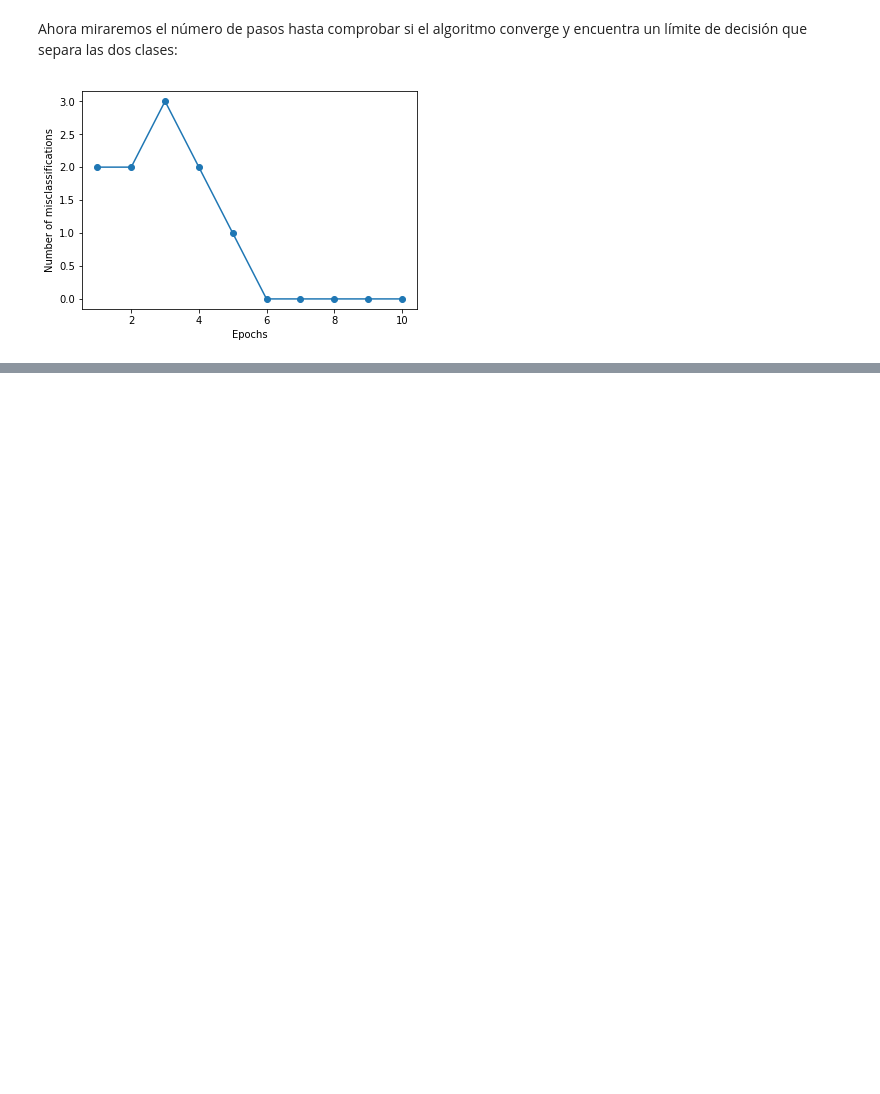
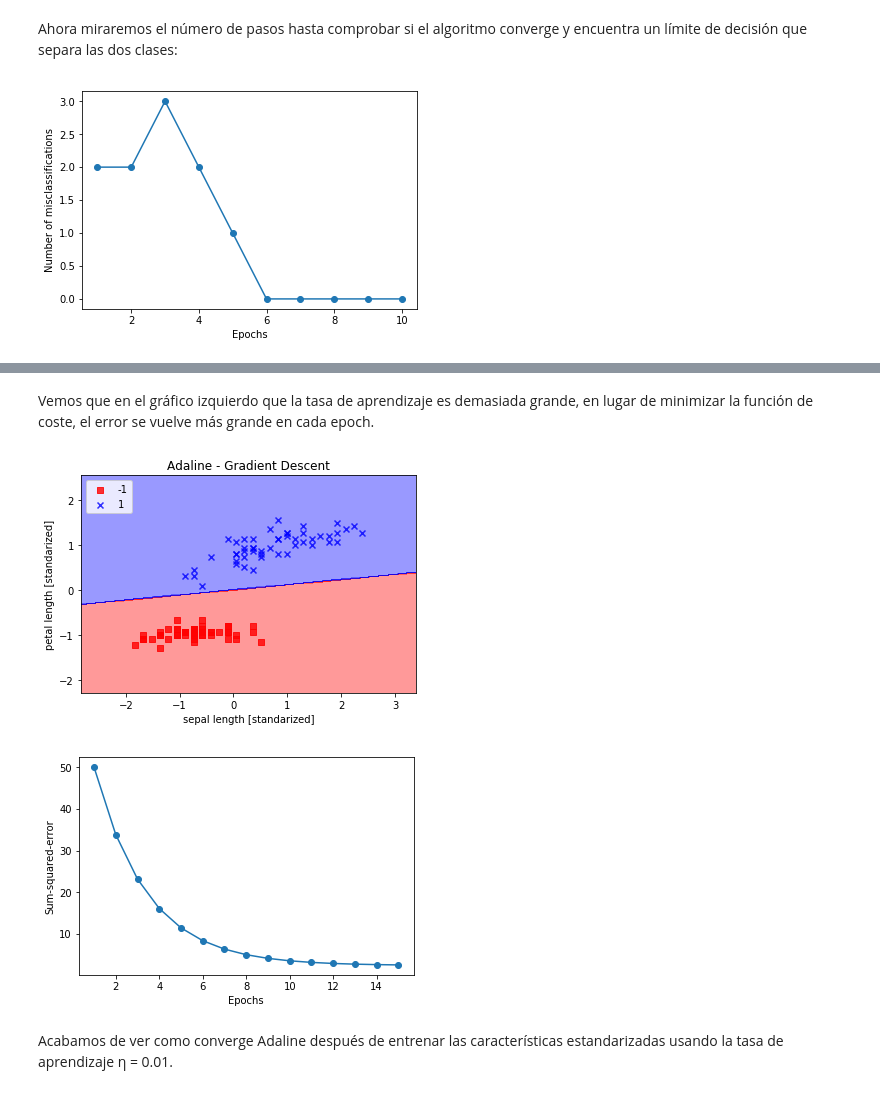
Before and after one commit to Jaicomp/Machine-Learning, a Jupyter notebook: spanish/Iris/Principal.ipynb, the cells around one changed output, grey strips where cells are left out. Drawn from its saved outputs; the diff is of its cells as text; code cells hidden in the pictures; blank space fills up the shorter version.

```diff
--- a/spanish/Iris/Principal.ipynb
+++ b/spanish/Iris/Principal.ipynb
@@ -172,0 +311,24 @@ plt.show()
+# %% [markdown]
+Vemos que en el gráfico izquierdo que la tasa de aprendizaje es demasiada grande, en lugar de minimizar la función de coste, el error se vuelve más grande en cada epoch.
+# %%
+X_std = np.copy(X)
+X_std[:,0] = (X[:,0] - X[:,0].mean()) / X[:,0].std()
+X_std[:,1] = (X[:,1] - X[:,1].mean()) / X[:,1].std()
+ada = AdalineGD(n_iter=15, eta=0.01)
+ada.fit(X_std, y)
+plot_decision_regions(X_std, y, classifier=ada)
+plt.title('Adaline - Gradient Descent')
+plt.xlabel('sepal length [standarized]')
+plt.ylabel('petal length [standarized]')
+plt.legend(loc='upper left')
+plt.show()
+
+plt.plot(range(1, len(ada.cost_) + 1), ada.cost_, marker='o')
+plt.xlabel('Epochs')
+plt.ylabel('Sum-squared-error')
+plt.show()
+# %% [output]
+[figure, added]
+[figure, added]
+# %% [markdown]
+Acabamos de ver como converge Adaline después de entrenar las características estandarizadas usando la tasa de aprendizaje η = 0.01.
```
Also changed, not shown: parts of 10 cells of this notebook.
